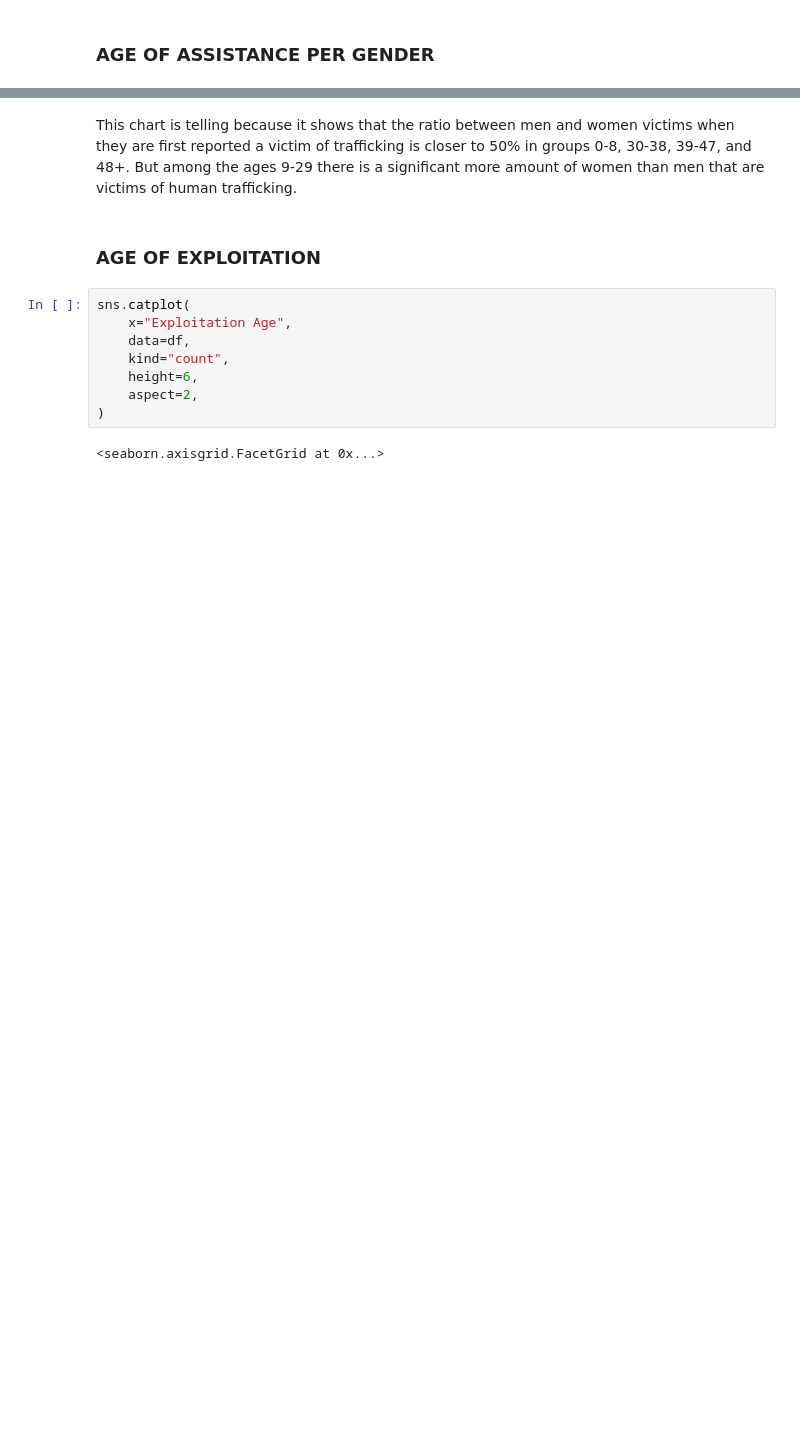
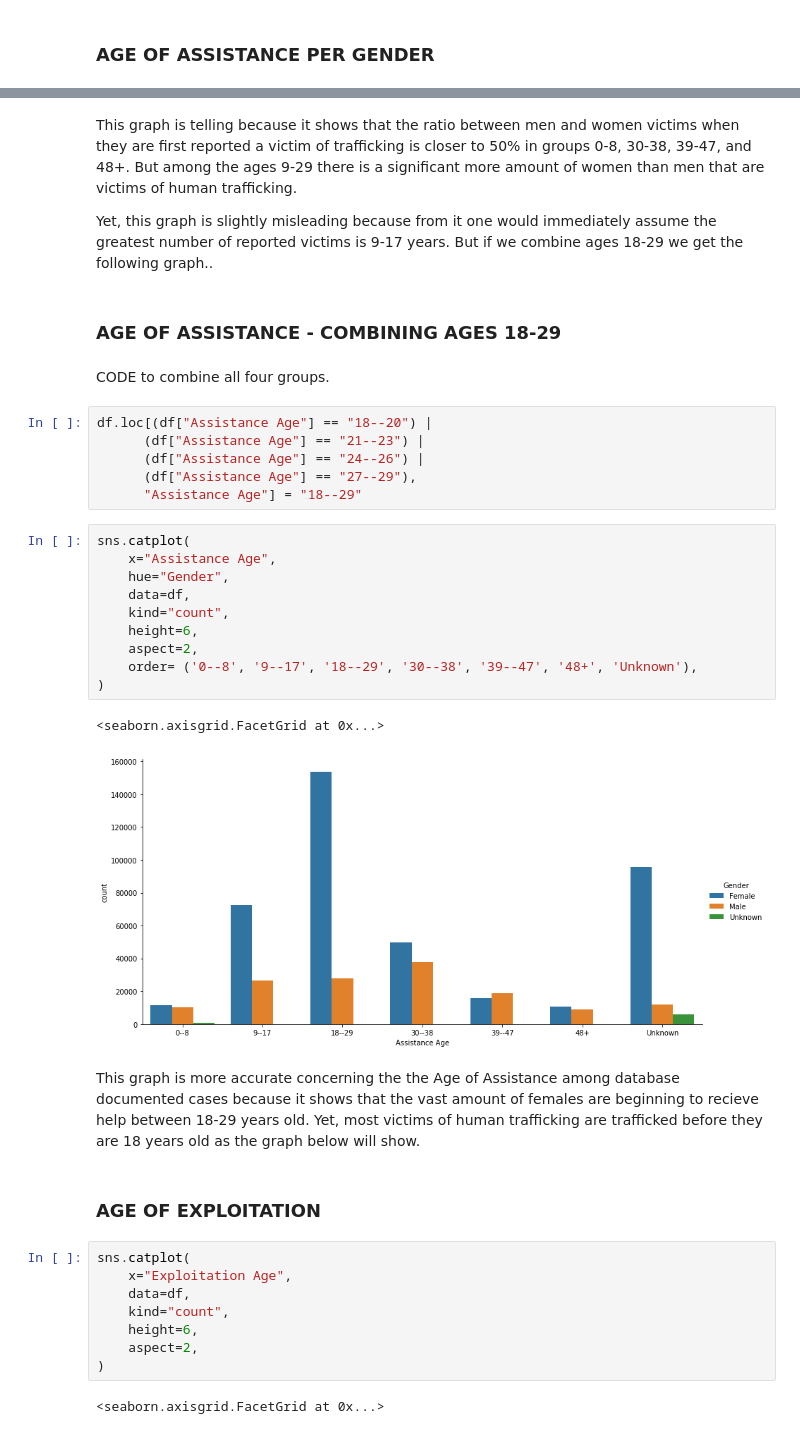
Before and after one commit to sitkadude/HUMAN_TRAFFICKING_PROJECT, a Jupyter notebook: PROject.ipynb, the cells around one changed output, grey strips where cells are left out. Saved outputs shown, nothing was run; the diff lists cells and outputs as text; blank space fills up the shorter version.

Commit message:
added two more graphs with descriptions

```diff
--- a/PROject.ipynb
+++ b/PROject.ipynb
@@ -181,5 +181,32 @@ sns.catplot(
 # %% [markdown]
-This chart is telling because it shows that the ratio between men and women victims when they are first reported a victim of trafficking is closer to 50% in groups 0-8, 30-38, 39-47, and 48+. But among the ages 9-29 there is a significant more amount of women than men that are victims of human trafficking.
+This graph is telling because it shows that the ratio between men and women victims when they are first reported a victim of trafficking is closer to 50% in groups 0-8, 30-38, 39-47, and 48+. But among the ages 9-29 there is a significant more amount of women than men that are victims of human trafficking.
+
+Yet, this graph is slightly misleading because from it one would immediately assume the greatest number of reported victims is 9-17 years. But if we combine ages 18-29 we get the following graph..
+# %% [markdown]
+### AGE OF ASSISTANCE - COMBINING AGES 18-29
+# %% [markdown]
+CODE to combine all four groups.
+# %%
+df.loc[(df["Assistance Age"] == "18--20") |
+      (df["Assistance Age"] == "21--23") |
+      (df["Assistance Age"] == "24--26") |
+      (df["Assistance Age"] == "27--29"),
+      "Assistance Age"] = "18--29"
+# %%
+sns.catplot(
+    x="Assistance Age",
+    hue="Gender",
+    data=df,
+    kind="count",
+    height=6,
+    aspect=2,
+    order= ('0--8', '9--17', '18--29', '30--38', '39--47', '48+', 'Unknown'),
+)
+# %% [output]
+<seaborn.axisgrid.FacetGrid at 0x...>
+[figure, added]
+# %% [markdown]
+This graph is more accurate concerning the the Age of Assistance among database documented cases because it shows that the vast amount of females are beginning to recieve help between 18-29 years old. Yet, most victims of human trafficking are trafficked before they are 18 years old as the graph below will show.
 # %% [markdown]
 ### AGE OF EXPLOITATION
 # %%
```
Also changed, not shown: parts of 19 cells of this notebook, 1 other file.
